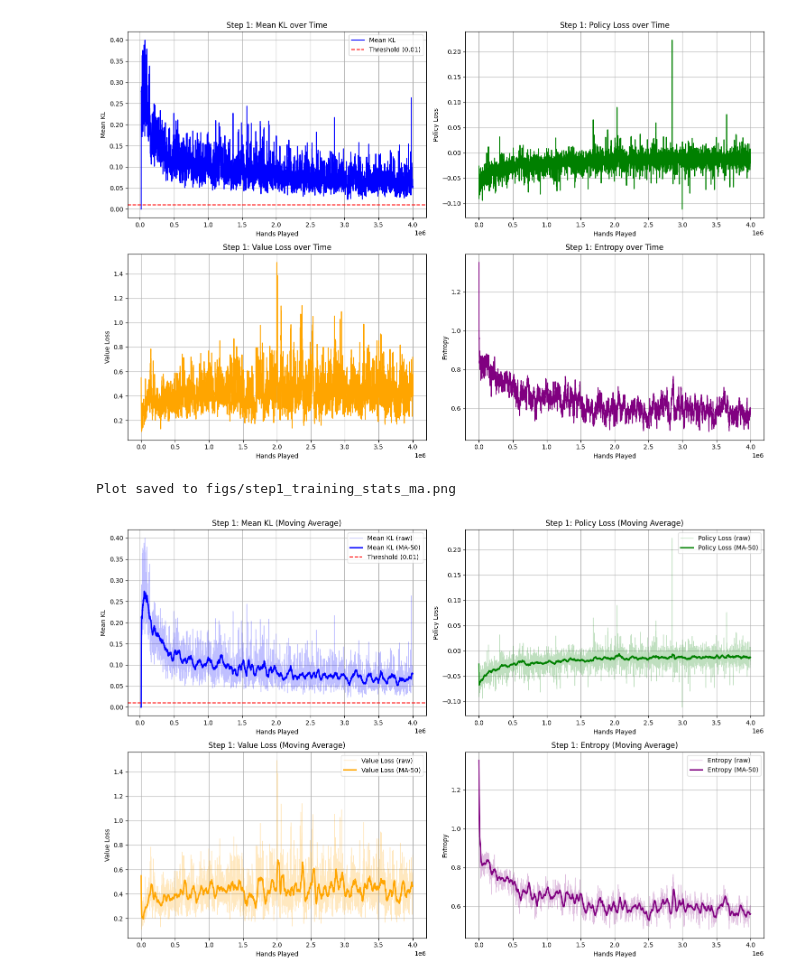
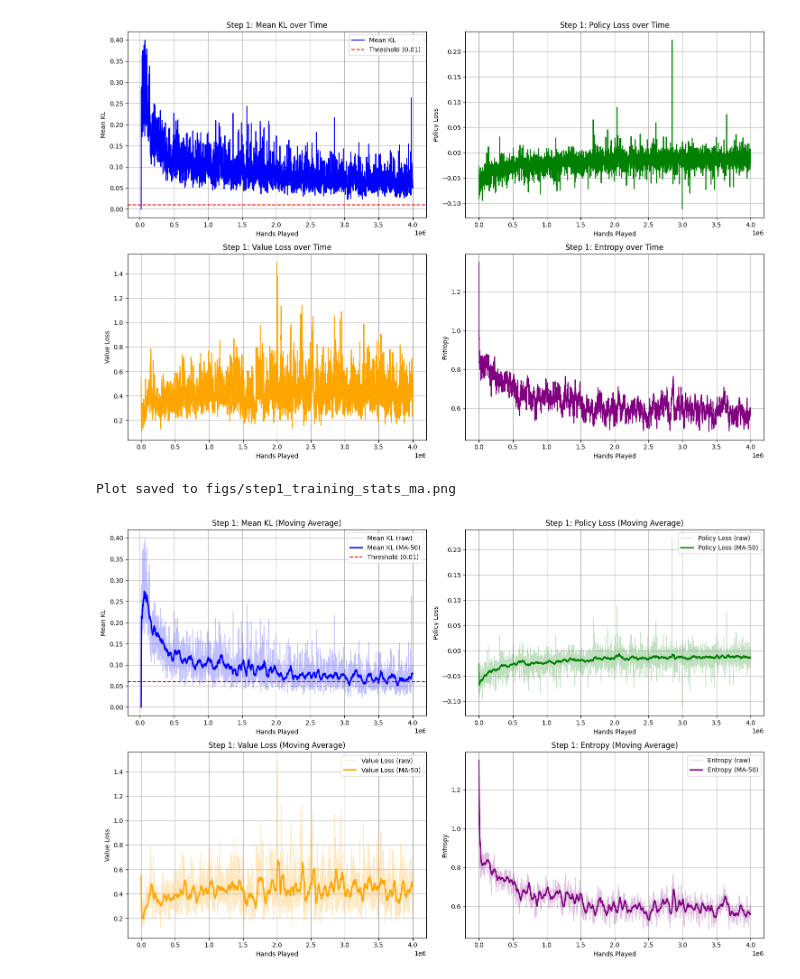
Before and after one commit to JadenMajid/poker-irl, a Jupyter notebook: plotting.ipynb, the cells around one changed output. Cells and saved outputs as stored; diff of their text form; code cells hidden in the pictures.

```diff
--- a/plotting.ipynb
+++ b/plotting.ipynb
@@ -14,8 +14,16 @@ def plot_step1_stats(log_path, output_path):
 
     hands = [entry["hand"] for entry in log_data]
 
+    import json, os
+    base_config_path = "checkpoints/base_agent_config.json"
+    step1_threshold = 0.0003
+    if os.path.exists(base_config_path):
+        with open(base_config_path, "r") as f:
+            base_config = json.load(f)
+            step1_threshold = base_config.get("ppo_config", {}).get("convergence_threshold", step1_threshold)
+
     stats = {
-        "mean_kl":     {"label": "Mean KL",     "color": "blue", "threshold": 0.01},
+        "mean_kl":     {"label": "Mean KL",     "color": "blue", "threshold": step1_threshold},
         "policy_loss": {"label": "Policy Loss", "color": "green"},
         "value_loss":  {"label": "Value Loss",  "color": "orange"},
         "entropy":     {"label": "Entropy",     "color": "purple"}
@@ -90,8 +98,16 @@ def plot_step1_stats(log_path, output_path, ma_window=50, show_raw=True):
 
     hands = [entry["hand"] for entry in log_data]
 
+    import json, os
+    base_config_path = "checkpoints/base_agent_config.json"
+    step1_threshold = 0.0003
+    if os.path.exists(base_config_path):
+        with open(base_config_path, "r") as f:
+            base_config = json.load(f)
+            step1_threshold = base_config.get("ppo_config", {}).get("convergence_threshold", step1_threshold)
+
     stats = {
-        "mean_kl":     {"label": "Mean KL",     "color": "blue",   "threshold": 0.01},
+        "mean_kl":     {"label": "Mean KL",     "color": "blue",   "threshold": step1_threshold},
         "policy_loss": {"label": "Policy Loss", "color": "green"},
         "value_loss":  {"label": "Value Loss",  "color": "orange"},
         "entropy":     {"label": "Entropy",     "color": "purple"}
@@ -118,35 +134,35 @@ def plot_step1_stats(log_path, output_path, ma_window=50, show_raw=True):
             color=info["color"],
             linewidth=2.2,
             label=f"{info['label']} (MA-{ma_window})"
         )
 
         axes[i].set_xlabel("Hands Played")
         axes[i].set_ylabel(info["label"])
         axes[i].set_title(f"Step 1: {info['label']} (Moving Average)")
         axes[i].grid(True)
 
         if "threshold" in info:
             axes[i].axhline(
-                y=info["threshold"],
+                y=0.06,
                 color="red",
                 linestyle="--",
                 linewidth=1.5,
                 label=f"Threshold ({info['threshold']})"
             )
 
         axes[i].legend()
 
     plt.tight_layout()
     plt.savefig(output_path, dpi=150)
     print(f"Plot saved to {output_path}")
 
 LOG_FILE = "checkpoints/base_training_log.json"
 OUTPUT_FILE = "figs/step1_training_stats_ma.png"
 plot_step1_stats(LOG_FILE, OUTPUT_FILE)
 plt.show()
 # %% [output]
 Plot saved to figs/step1_training_stats_ma.png
-[figure, old version]
+[figure, new version]
 # %%
 def plot_step2_stats(log_path, output_dir, ma_window=50, show_raw=True):
     if not os.path.exists(log_path):
```
Also changed, not shown: parts of 3 cells of this notebook, 30 other files.
